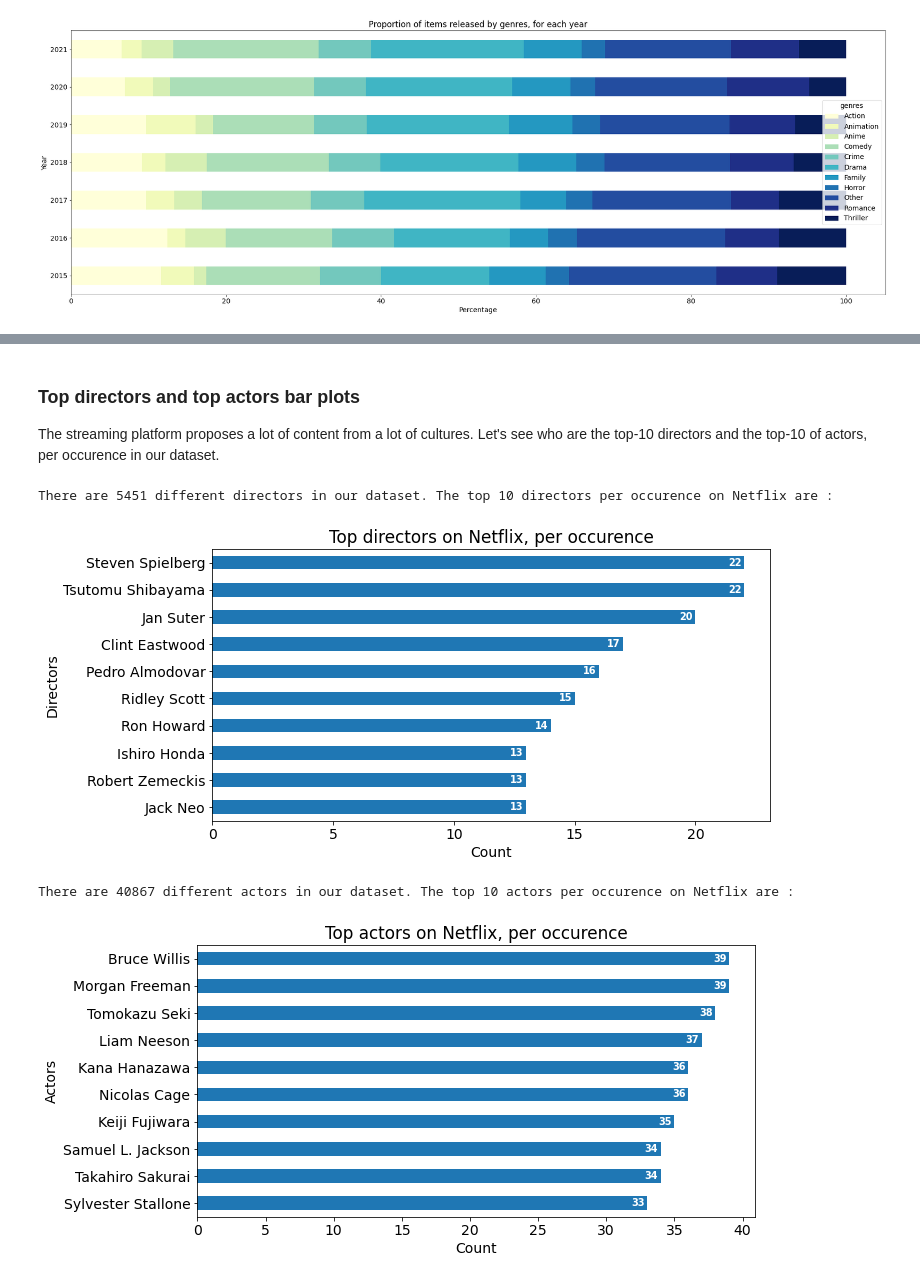
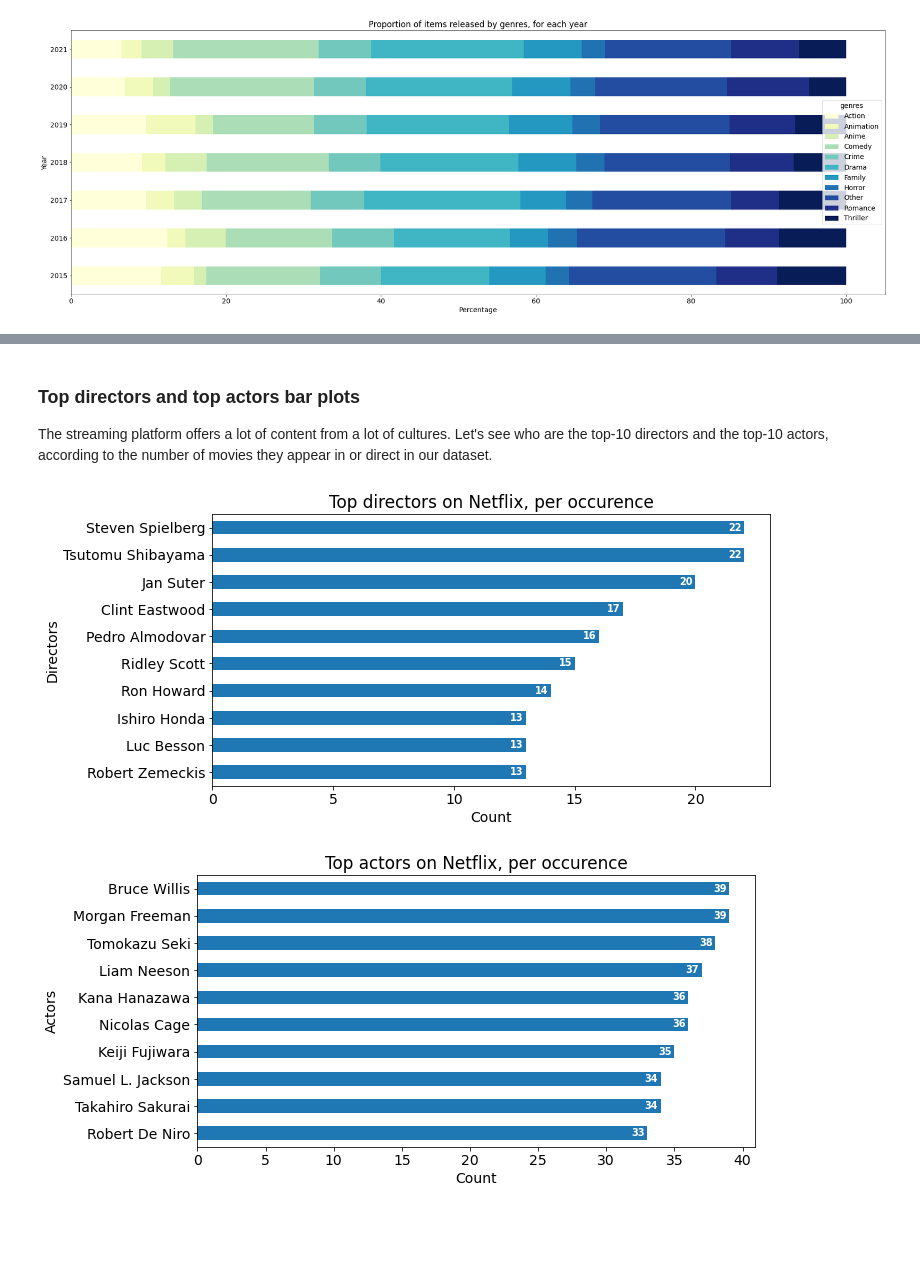
Before and after one commit to karimassi/netviz, a Jupyter notebook: milestones/eda.ipynb, the cells around one changed output, grey strips where cells are left out. Cells and saved outputs as stored; diff of their text form; code cells hidden in the pictures; blank space fills up the shorter version.

```diff
--- a/milestones/eda.ipynb
+++ b/milestones/eda.ipynb
@@ -32,6 +31,7 @@ movies['actors'] = movies.actors.str.split(',')
 movies['directors'] = movies.directors.str.split(',')
 movies['alternate genres'] = movies['alternate genres'].str.split(',')
 movies['release date on Netflix'] = pd.to_datetime(movies['release date on Netflix'])
+movies.rename(columns = {'year': 'actual_release_year'}, inplace = True)
 
 movies['month'] = movies['release date on Netflix'].dt.month
 movies['year'] = movies['release date on Netflix'].dt.year
@@ -39,12 +39,16 @@ movies['year'] = movies['release date on Netflix'].dt.year
 # Dictionnary for faster countries and genres access
 countries_to_name = countries.set_index('id').to_dict(orient='index')
 genres_to_name = genres.set_index('id').to_dict(orient='index')
+persons_to_name = persons.set_index('id').to_dict(orient='index')
 
 def get_genre_name(id_):
     return genres_to_name[int(id_)]['name']
 
 def get_country_name(id_):
     return countries_to_name[int(id_)]['name']
+
+def get_person_name(id_):
+    return persons_to_name[int(id_)]['name']
 # %%
 movies.head()
 # %% [output]
@@ -340,34 +375,28 @@ plt.show()
 # %% [markdown]
 ### Top directors and top actors bar plots
 
-The streaming platform proposes a lot of content from a lot of cultures. Let's see who are the top-10 directors and the top-10 of actors, per occurence in our dataset.
+The streaming platform offers a lot of content from a lot of cultures. Let's see who are the top-10 directors and the top-10 actors, according to the number of movies they appear in or direct in our dataset.
 # %%
 for role in ['directors', 'actors']:
-    directors = movies[[role, 'id']].dropna()
-    directors[role] = directors[role].apply(lambda x : [int(i) for i in x])
-    directors = directors.explode(role)
-    directors = directors.merge(persons[['id', 'name']], right_on = 'id', left_on=role)[[role, 'name']]
-    dir_values = directors.groupby('name').count().reset_index()
-    nb_directors = dir_values.name.count()
-    dir_values = dir_values.sort_values(role, ascending = True)[-10:]
-    dir_values.set_index('name', inplace = True)
+    people = movies[role].dropna().explode(role).astype(int)
+    people_count = people.value_counts(sort = True, ascending = True)
+    people_count.index = people_count.index.map(get_person_name)
+    nb_people = people.nunique()
+    top_people = people_count[-10:]
 
     fig, ax = plt.subplots(figsize=(10,5))
-    dir_values.plot.barh(y = role, ax= ax)
-    ax.get_legend().remove()
+    top_people.plot.barh(y = top_people, ax=ax)
 
-    for i, v in enumerate(dir_values.values):
-        v = v[0]
-        ax.text((v/dir_values.values.max() - 0.03)*dir_values.values.max() , i-0.10, str(v),
+    for i, v in enumerate(top_people):
+        ax.text((v/top_people.values.max() - 0.03)*top_people.values.max(),
+                i-0.10, str(v),
                 color = 'white', fontweight = 'bold', fontsize = 'x-small')
-    print('There are {} different {} in our dataset. The top 10 {} per occurence on Netflix are : '.format(nb_directors, role, role))
+
     plt.title('Top {} on Netflix, per occurence'.format(role))
     plt.ylabel(role.title())
     plt.xlabel('Count')
     plt.show()
 # %% [output]
-There are 5451 different directors in our dataset. The top 10 directors per occurence on Netflix are :
-[figure, old version]
+[figure, new version]
-There are 40867 different actors in our dataset. The top 10 actors per occurence on Netflix are :
-[figure, old version]
+[figure, new version]
 # %% [markdown]
```
Also changed, not shown: parts of 21 cells of this notebook.
